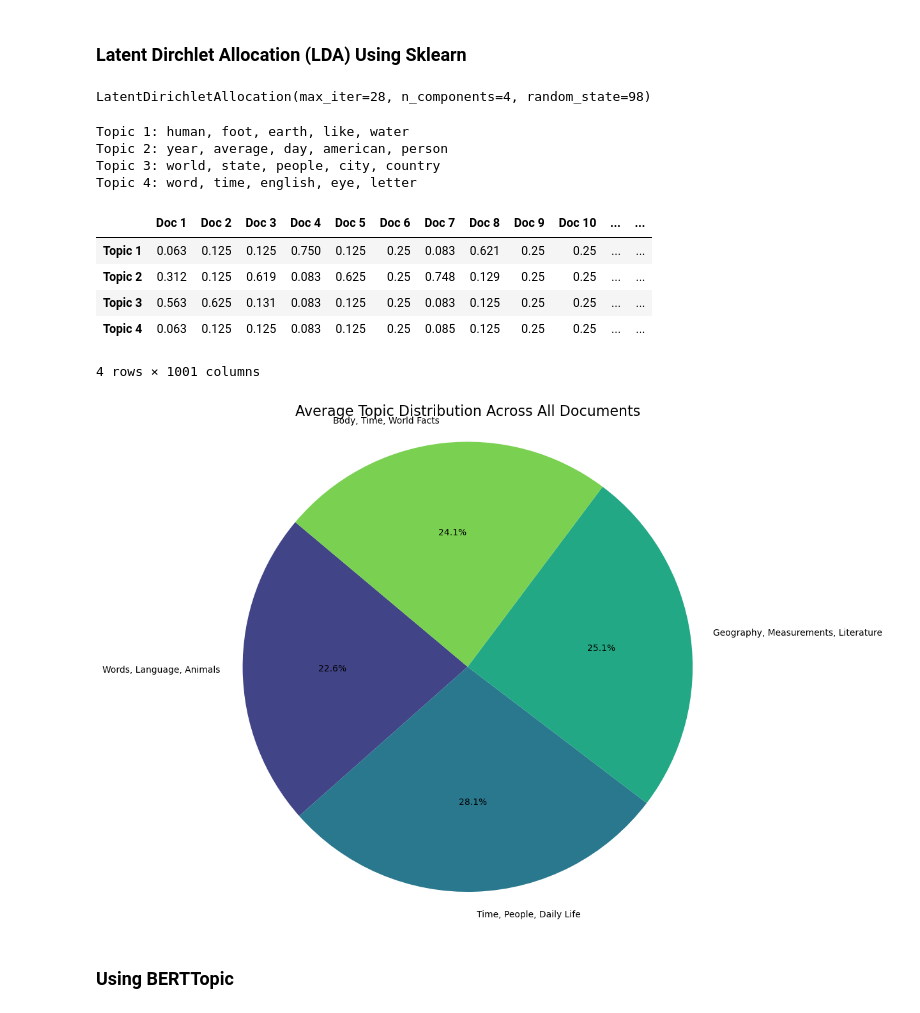
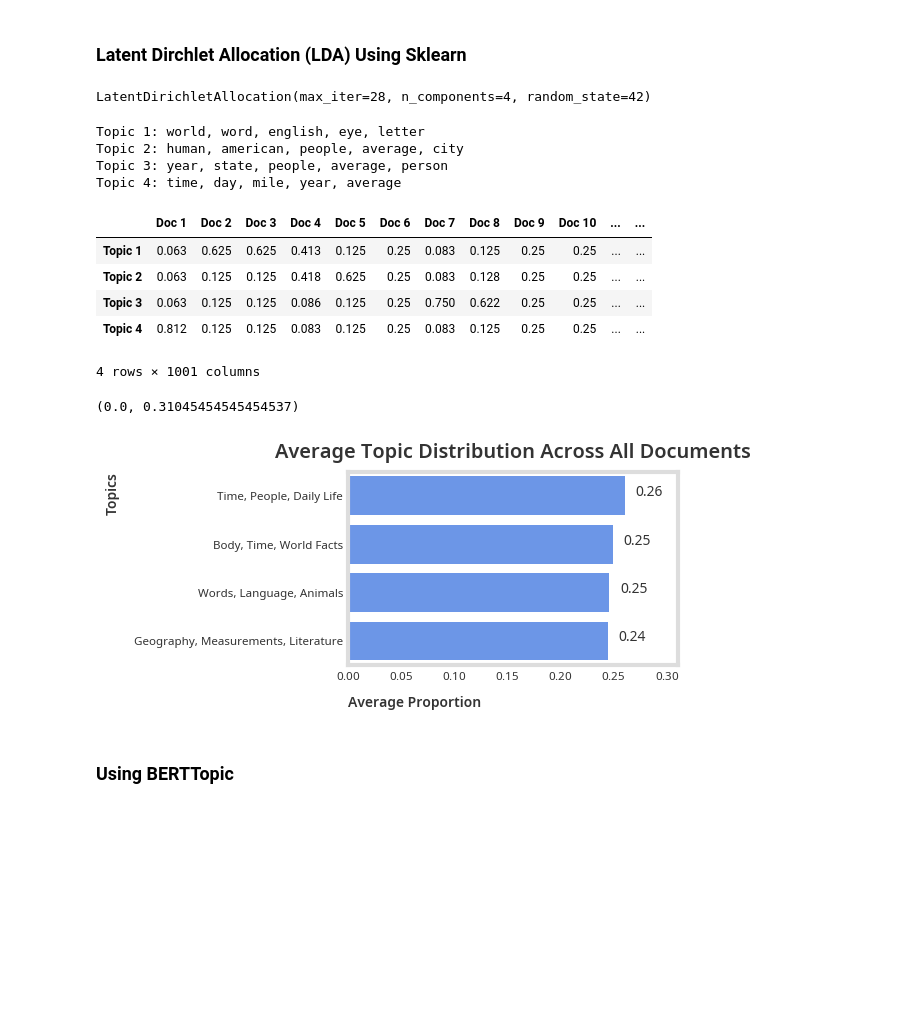
Before and after one commit to iragca/pit-predictive-analysis, a Jupyter notebook: notebooks/1.0-random-useless-facts.ipynb, the cells around one changed output. Drawn from its saved outputs; the diff is of its cells as text; code cells hidden in the pictures; blank space fills up the shorter version.

Commit message:
fix: plots, rng, dependencies installs

```diff
--- a/notebooks/1.0-random-useless-facts.ipynb
+++ b/notebooks/1.0-random-useless-facts.ipynb
@@ -46,11 +66,24 @@ if IS_COLAB_ENVIRONMENT:
 # %%
 from enum import Enum
+from functools import lru_cache
+from itertools import batched, chain
 import os
+import random
+from time import sleep as cooldown
+from typing import Optional
 from urllib.parse import urlencode, urljoin
+import warnings
+
 
 import dotenv
 import httpx
+import numpy as np
+from iragca.matplotlib import Styles, Color
+import matplotlib.pyplot as plt
 from pydantic import BaseModel
+import seaborn as sns
 from supabase import Client, create_client
 
 dotenv.load_dotenv()
+plt.style.use(Styles.ML.value)
+warnings.filterwarnings("ignore")
@@ -515,6 +531,11 @@ pp_text_eng[0:5]
  'starfish brain']
 # %% [markdown]
 ## **Model**
+# %%
+RANDOM_STATE = 42
+
+np.random.seed(RANDOM_STATE)
+random.seed(RANDOM_STATE)
 # %% [markdown]
 ### **Latent Dirchlet Allocation (LDA) Using Sklearn**
 # %%
@@ -529,23 +550,23 @@ feature_names = cv.get_feature_names_out()
 # %%
 lda = LatentDirichletAllocation(
     n_components = 4, #number of topics to allocate
-    random_state = 98, #for reproducibility
+    random_state=RANDOM_STATE, #for reproducibility
     max_iter = 28
 )
 
 lda.fit(doc_term_matrix)
 # %% [output]
-LatentDirichletAllocation(max_iter=28, n_components=4, random_state=98)
+LatentDirichletAllocation(max_iter=28, n_components=4, random_state=42)
 # %%
 for topic_idx, topic in enumerate(lda.components_):
     top_words_idx = topic.argsort()[-5:][::-1]  # Get top 5 words
     top_words = [feature_names[i] for i in top_words_idx]
     print(f"Topic {topic_idx + 1}: {', '.join(top_words)}")
 # %% [output]
-Topic 1: human, foot, earth, like, water
-Topic 2: year, average, day, american, person
-Topic 3: world, state, people, city, country
-Topic 4: word, time, english, eye, letter
+Topic 1: world, word, english, eye, letter
+Topic 2: human, american, people, average, city
+Topic 3: year, state, people, average, person
+Topic 4: time, day, mile, year, average
 # %%
 pp_text_eng_lda = lda.transform(doc_term_matrix)
 df_lda = pd.DataFrame(
@@ -556,42 +577,42 @@ df_lda = pd.DataFrame(
 df_lda.T
 # %% [output]
 |  | Doc 1 | Doc 2 | Doc 3 | Doc 4 | Doc 5 | Doc 6 | Doc 7 | Doc 8 | Doc 9 | Doc 10 | ... | ... |
-| Topic 1 | 0.063 | 0.125 | 0.125 | 0.750 | 0.125 | 0.25 | 0.083 | 0.621 | 0.25 | 0.25 | ... | ... |
-| Topic 2 | 0.312 | 0.125 | 0.619 | 0.083 | 0.625 | 0.25 | 0.748 | 0.129 | 0.25 | 0.25 | ... | ... |
-| Topic 3 | 0.563 | 0.625 | 0.131 | 0.083 | 0.125 | 0.25 | 0.083 | 0.125 | 0.25 | 0.25 | ... | ... |
-| Topic 4 | 0.063 | 0.125 | 0.125 | 0.083 | 0.125 | 0.25 | 0.085 | 0.125 | 0.25 | 0.25 | ... | ... |
+| Topic 1 | 0.063 | 0.625 | 0.625 | 0.413 | 0.125 | 0.25 | 0.083 | 0.125 | 0.25 | 0.25 | ... | ... |
+| Topic 2 | 0.063 | 0.125 | 0.125 | 0.418 | 0.625 | 0.25 | 0.083 | 0.128 | 0.25 | 0.25 | ... | ... |
+| Topic 3 | 0.063 | 0.125 | 0.125 | 0.086 | 0.125 | 0.25 | 0.750 | 0.622 | 0.25 | 0.25 | ... | ... |
+| Topic 4 | 0.812 | 0.125 | 0.125 | 0.083 | 0.125 | 0.25 | 0.083 | 0.125 | 0.25 | 0.25 | ... | ... |
 4 rows × 1001 columns
 # %%
-import matplotlib.pyplot as plt
-import seaborn as sns
 
 # Calculate average topic proportions across all documents
 average_topic_proportions = df_lda.mean()
 
 # Define new topic names based on top words
 new_topic_names = {
     'Topic 1': 'Words, Language, Animals',
     'Topic 2': 'Time, People, Daily Life',
     'Topic 3': 'Geography, Measurements, Literature',
     'Topic 4': 'Body, Time, World Facts'
 }
 
 # Map the new names to the average_topic_proportions index
 # Using .copy() to avoid SettingWithCopyWarning if average_topic_proportions was a slice
-pie_data = average_topic_proportions.rename(index=new_topic_names).copy()
+pie_data = average_topic_proportions.rename(index=new_topic_names).copy().sort_values(ascending=False)
 
-plt.figure(figsize=(10, 10))
-plt.pie(
-    pie_data.values,
-    labels=pie_data.index,
-    autopct='%1.1f%%', # Format percentage display
-    startangle=140,
-    colors=sns.color_palette('viridis', len(pie_data))
+sns.barplot(
+    y=pie_data.index,
+    x=pie_data.values,
+    orient='h',
 )
-plt.title('Average Topic Distribution Across All Documents', fontsize=16, loc='center',)
-plt.axis('equal') # Equal aspect ratio ensures that pie is drawn as a circle.
-plt.show()
+
+for i, v in enumerate(pie_data.values):
+    plt.text(v + 0.01 , i, f"{v:.2f}", color=Color.SOFT_BLACK.value, ha='left')
+plt.xlabel('Average Proportion')
+plt.ylabel('Topics')
+plt.title('Average Topic Distribution Across All Documents')
+plt.xlim(0, max(pie_data.values) + 0.05)
 # %% [output]
+(0.0, 0.31045454545454537)
-[figure, old version]
+[figure, new version]
 # %% [markdown]
 ### **Using BERTTopic**
```
Also changed, not shown: parts of 12 cells of this notebook.
